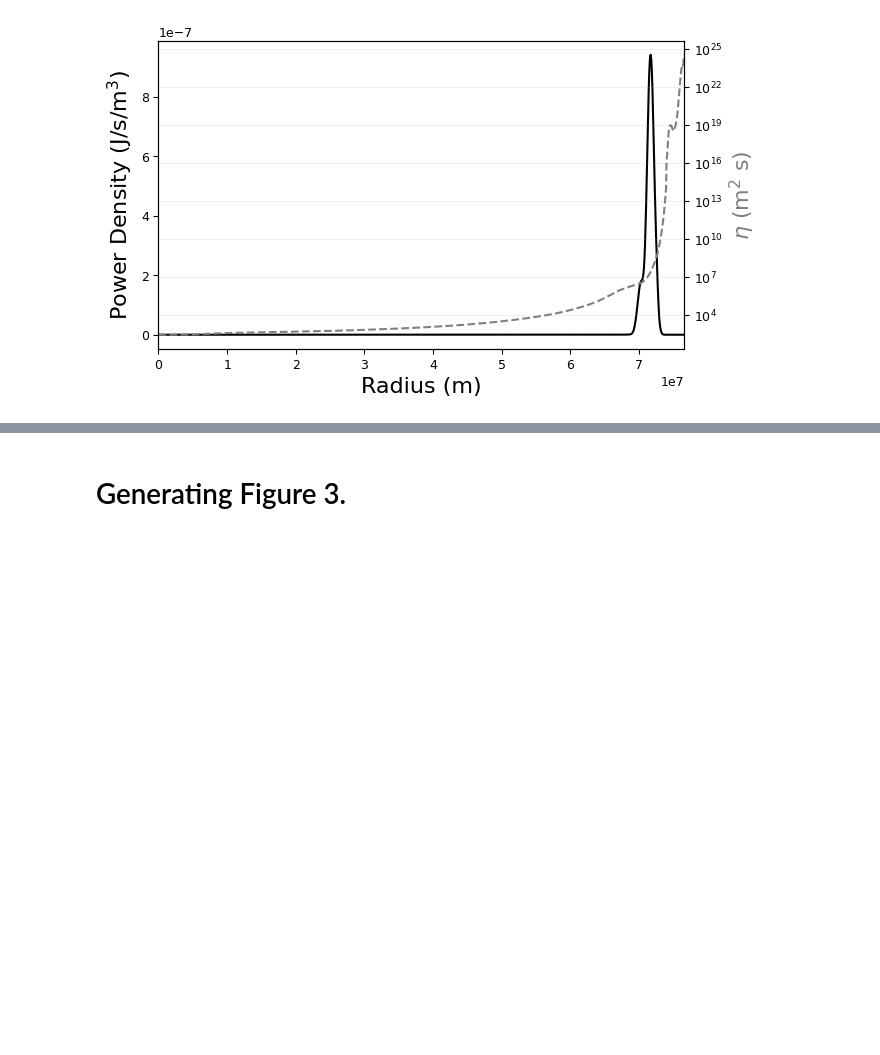
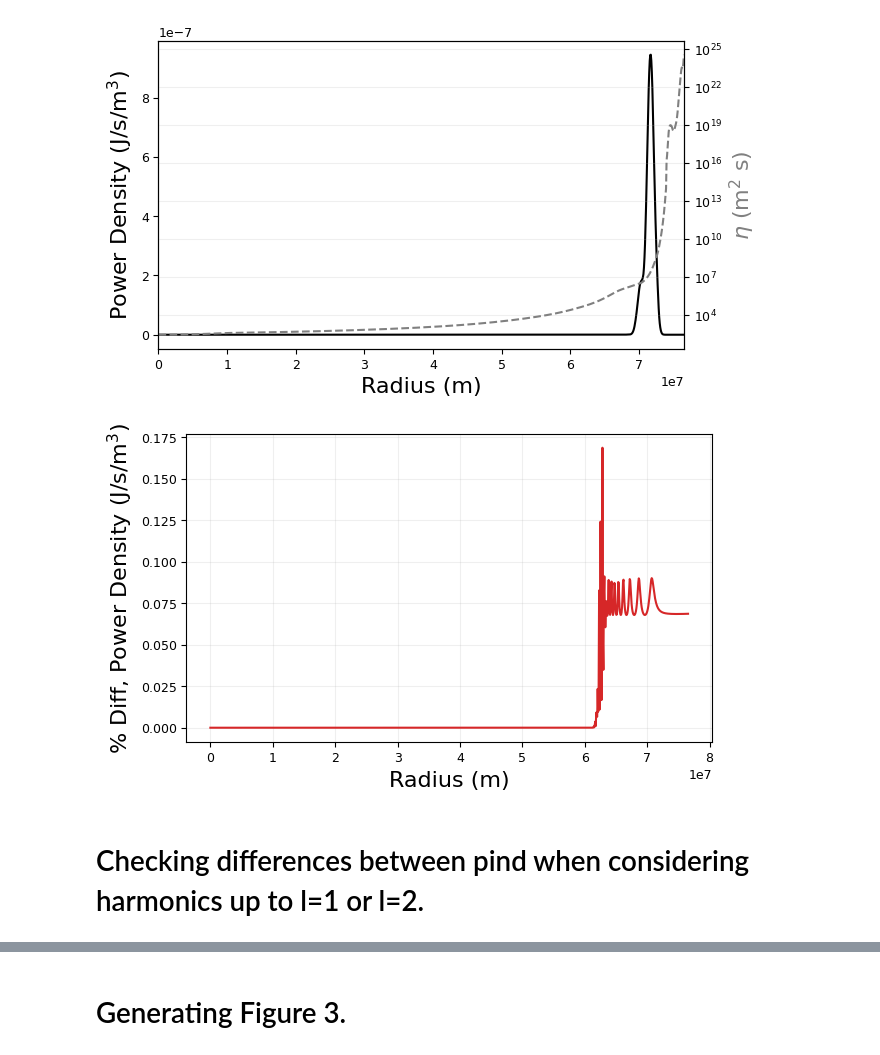
Before and after one commit to madisontbrady/ohmic_heating, a Jupyter notebook: atmospheric_heating_eccentric.ipynb, the cells around one changed output, grey strips where cells are left out. Saved outputs shown, nothing was run; the diff lists cells and outputs as text; code cells hidden in the pictures; blank space fills up the shorter version.

```diff
--- a/atmospheric_heating_eccentric.ipynb
+++ b/atmospheric_heating_eccentric.ipynb
@@ -82,7 +82,6 @@ Convergence reached in surface temperature and bulk radius
 # %% [markdown]
 # Generating figure 2.
 # %%
-porb_default = 3 #d
 rp_default = hf.RJUP # m
 rotper_default = 2 #d
 bsurf_default = 1000 # G
@@ -91,6 +90,7 @@ alpha_default = np.pi/2 # radians
 # we just want the profile, so only calculate at one time
 ts = np.array([0])
 
-_, _, _, r_profile, pind_profile, eta_profile = hf.find_power(ts, p=porb_default, alpha=alpha_default, bsurf=bsurf_default, rotper=rotper_default, fixed_radius=rp_default, use_GASTLI=True, pregen_r=rp, pregen_tprofile=tprofile, pregen_pprofile=pprofile)
+_, _, _, r_profile1, pind_profile1, eta_profile1 = hf.find_power(ts, p=porb_default, alpha=alpha_default, bsurf=bsurf_default, rotper=rotper_default, fixed_radius=rp_default, use_GASTLI=True, pregen_r=rp, pregen_tprofile=tprofile, pregen_pprofile=pprofile, l=1)
+_, _, _, r_profile2, pind_profile2, eta_profile2 = hf.find_power(ts, p=porb_default, alpha=alpha_default, bsurf=bsurf_default, rotper=rotper_default, fixed_radius=rp_default, use_GASTLI=True, pregen_r=rp, pregen_tprofile=tprofile, pregen_pprofile=pprofile, l=2)
 # %%
 fig, axs=plt.subplots(1, figsize=(onecolwidth, 4))
@@ -108,3 +108,17 @@ plt.grid(alpha=0.2)
 plt.savefig("dissipation_location", dpi=300, bbox_inches="tight")
 # %% [output]
 [figure]
+# %%
+fig, axs=plt.subplots(1, figsize=(onecolwidth, 4))
+axs.plot(r_profile1, (pind_profile2-pind_profile1)/pind_profile2*100,color="C3")
+
+axs.set_xlabel("Radius (m)", fontsize=fontsize)
+axs.set_ylabel("% Diff, Power Density (J/s/m$^3$)", fontsize=fontsize)
+
+
+plt.grid(alpha=0.2)
+#plt.savefig("dissipation_location", dpi=300, bbox_inches="tight")
+# %% [output]
+[figure, added]
+# %% [markdown]
+# Checking differences between pind when considering harmonics up to l=1 or l=2.
```
Also changed, not shown: parts of 22 cells of this notebook, 2 other files.
